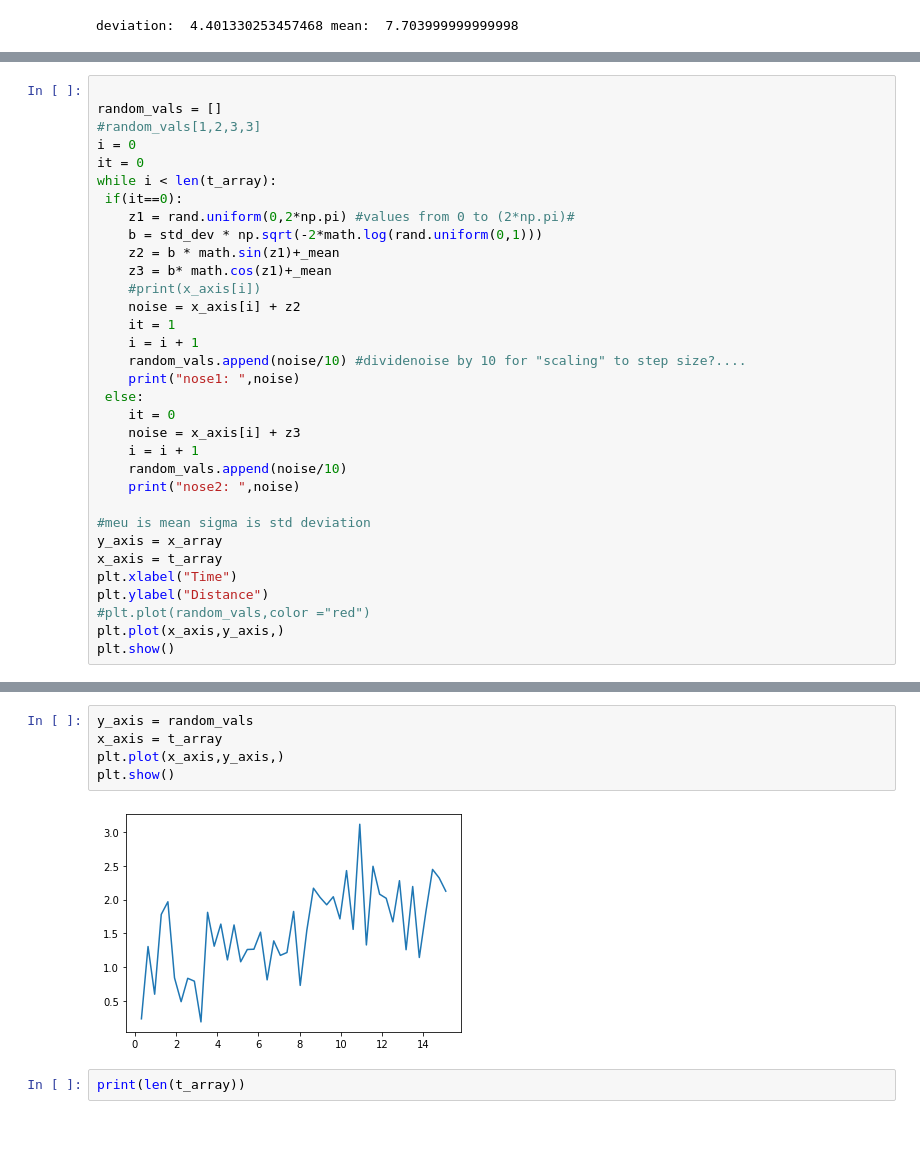
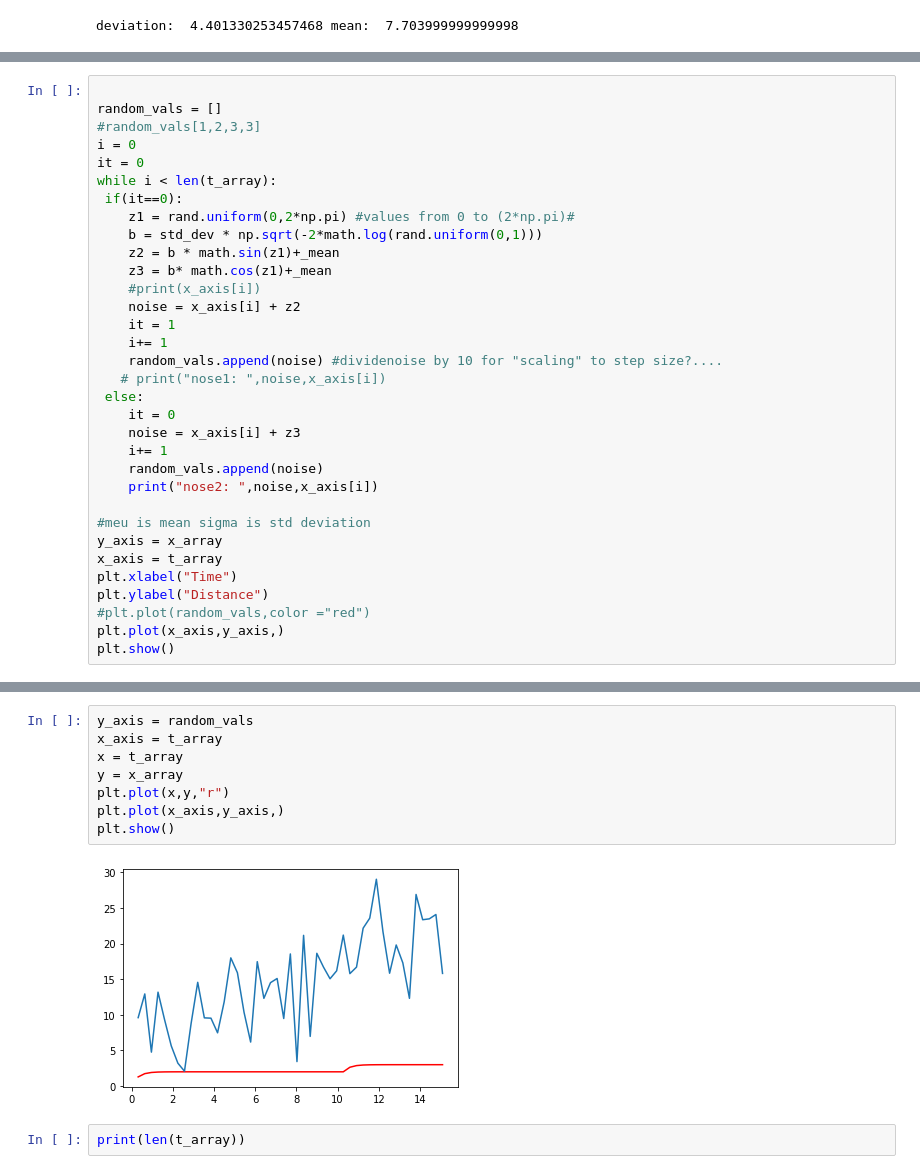
Before and after one commit to Kikumu/Computational-science-practice, a Jupyter notebook: Robot simulation part1.ipynb, the cells around one changed output, grey strips where cells are left out. Cells and saved outputs as stored; diff of their text form; blank space fills up the shorter version.

```diff
--- a/Robot simulation part1.ipynb
+++ b/Robot simulation part1.ipynb
@@ -139,15 +139,15 @@ while i < len(t_array):
     #print(x_axis[i])
     noise = x_axis[i] + z2
     it = 1
-    i = i + 1
-    random_vals.append(noise/10) #dividenoise by 10 for "scaling" to step size?....
-    print("nose1: ",noise)
+    i+= 1
+    random_vals.append(noise) #dividenoise by 10 for "scaling" to step size?....
+   # print("nose1: ",noise,x_axis[i])
  else:
     it = 0
     noise = x_axis[i] + z3
-    i = i + 1
-    random_vals.append(noise/10)
-    print("nose2: ",noise)
+    i+= 1
+    random_vals.append(noise)
+    print("nose2: ",noise,x_axis[i])
 
 #meu is mean sigma is std deviation
 y_axis = x_array
@@ -179,10 +179,13 @@ nose1:  21.24881734910733
 # %%
 y_axis = random_vals
 x_axis = t_array
+x = t_array
+y = x_array
+plt.plot(x,y,"r")
 plt.plot(x_axis,y_axis,)
 plt.show()
 # %% [output]
-[figure, old version]
+[figure, new version]
 # %%
 print(len(t_array))
 # %% [output]
```
Also changed, not shown: parts of 7 cells of this notebook.
